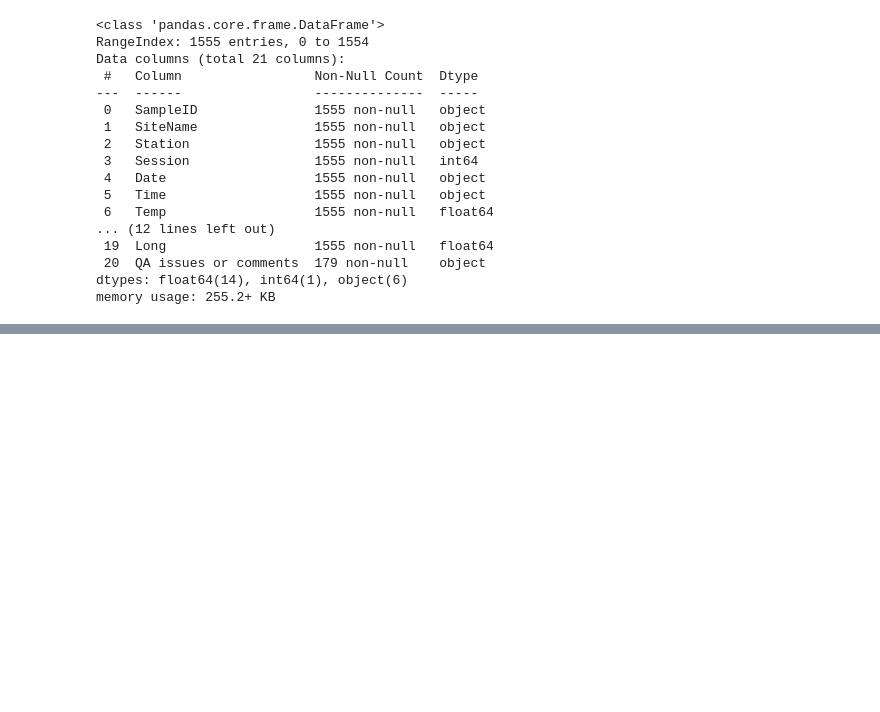
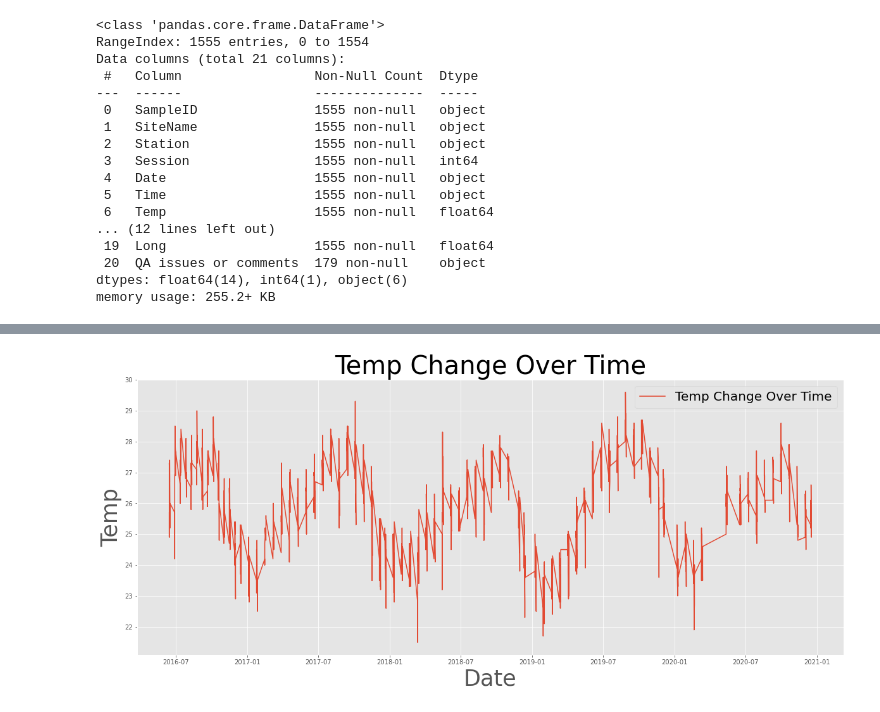
Before and after one commit to benkarlsberg/Maui-Water-Quality-Analysis, a Jupyter notebook: EDA.ipynb, the cells around one changed output, grey strips where cells are left out. Cells and saved outputs as stored; diff of their text form; code cells hidden in the pictures; blank space fills up the shorter version.

```diff
--- a/EDA.ipynb
+++ b/EDA.ipynb
@@ -62,0 +74,3 @@ memory usage: 255.2+ KB
+# %%
+#Add Datetime format column
+westMaui['Datetime'] = westMaui['Date'].apply(lambda x: datetime.strptime(x, '%m/%d/%y'))
@@ -62,0 +87,16 @@ memory usage: 255.2+ KB
+# %%
+fig, ax = plt.subplots(1, figsize = (20, 8))
+
+dates = westMaui['Datetime'].to_list()
+ax.plot(dates, westMaui['Temp'], label = "Temp Change Over Time")
+
+ax.set_xlabel('Date', fontsize = 35)
+ax.set_ylabel('Temp', fontsize = 35)
+ax.set_title('Temp Change Over Time', fontsize = 40)
+ax.legend(fontsize = 20)
+
+
+plt.rc('xtick', labelsize=20)
+plt.rc('ytick', labelsize=15)
+# %% [output]
+[figure, added]
```
Also changed, not shown: parts of 4 cells of this notebook.
